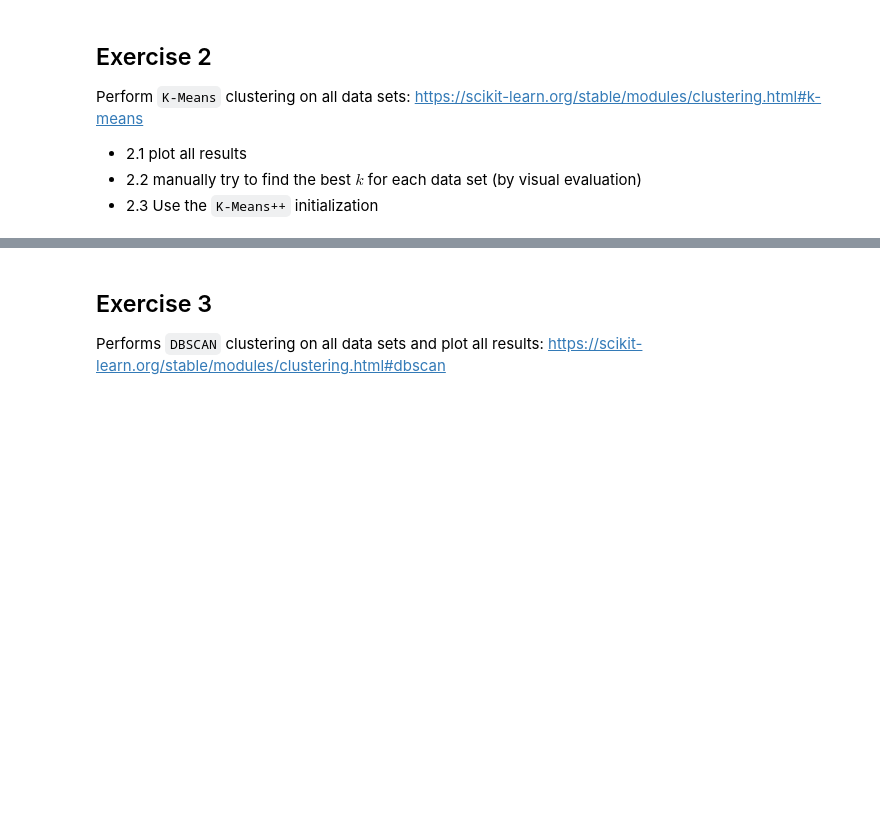
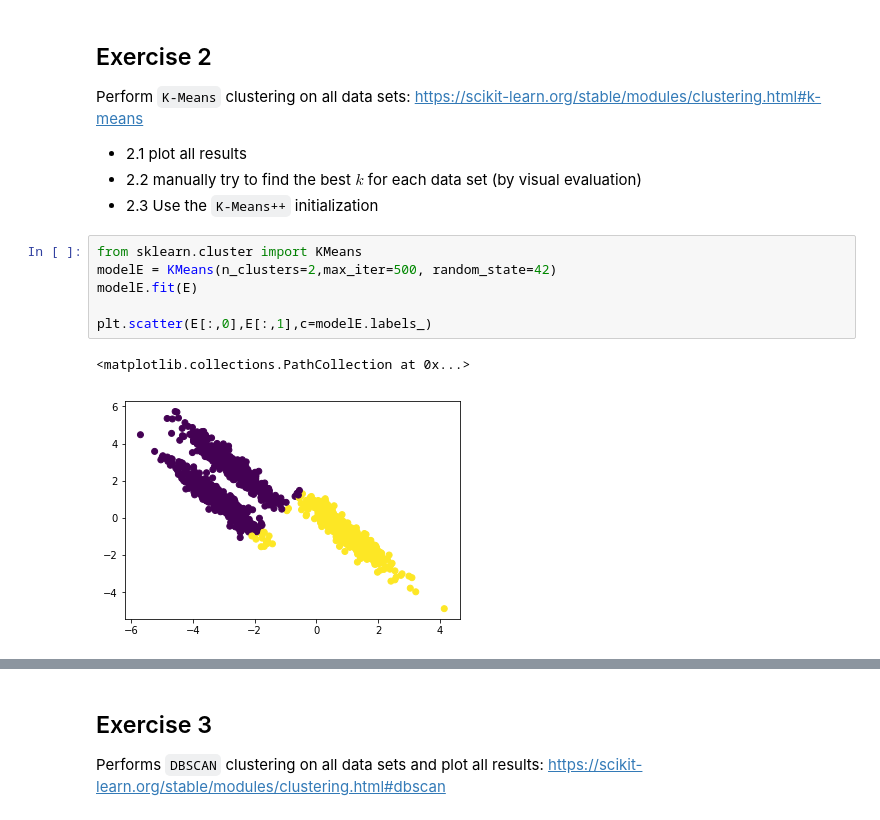
Before and after one commit to keuperj/MLSummerSchool20, a Jupyter notebook: Lab/Exercise_Clustering.ipynb, the cells around one changed output, grey strips where cells are left out. Saved outputs shown, nothing was run; the diff lists cells and outputs as text; blank space fills up the shorter version.

````diff
--- a/Lab/Exercise_Clustering.ipynb
+++ b/Lab/Exercise_Clustering.ipynb
@@ -42,3 +47,12 @@
 * 2.1 plot all results
 * 2.2 manually try to find the best $k$ for each data set (by visual evaluation)
 * 2.3 Use the ```K-Means++``` initialization
+# %%
+from sklearn.cluster import KMeans
+modelE = KMeans(n_clusters=2,max_iter=500, random_state=42)
+modelE.fit(E)
+
+plt.scatter(E[:,0],E[:,1],c=modelE.labels_)
+# %% [output]
+<matplotlib.collections.PathCollection at 0x...>
+[figure, added]
````
Also changed, not shown: parts of 4 cells of this notebook, 9 other files.
